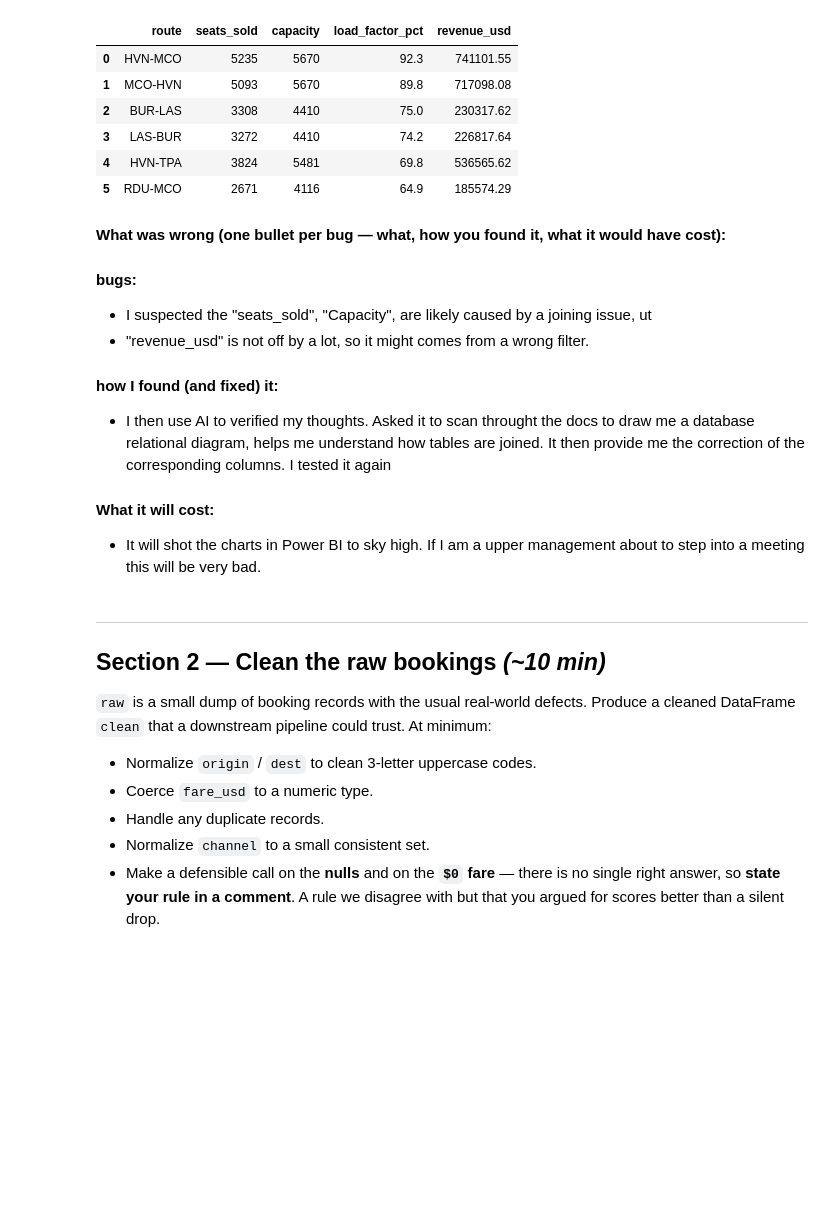
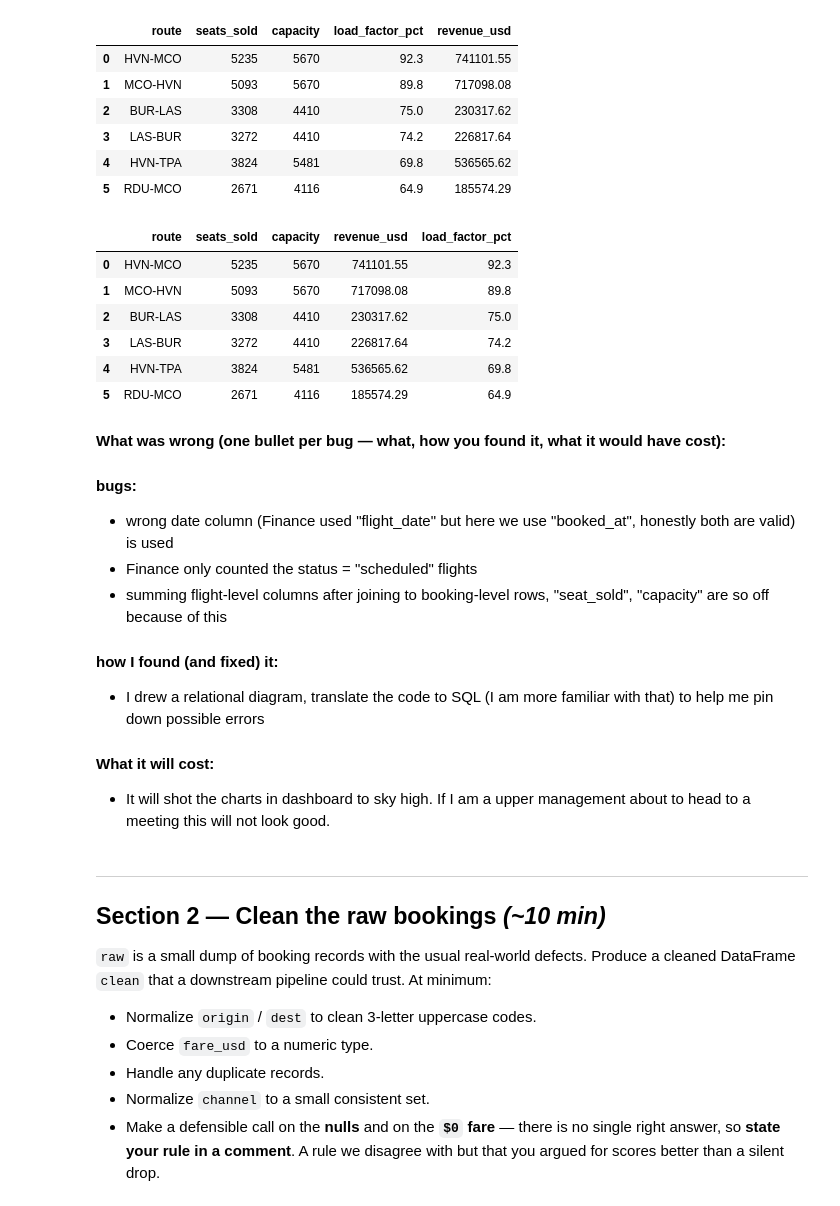
Before and after one commit to KforKelvin/Avelo_Assement, a Jupyter notebook: avelo_de_screen.ipynb, the cells around one changed output. Cells and saved outputs as stored; diff of their text form; code cells hidden in the pictures; blank space fills up the shorter version.

```diff
--- a/avelo_de_screen.ipynb
+++ b/avelo_de_screen.ipynb
@@ -125,43 +164,53 @@ finance_control   # the correct April 2026 figures — reconcile to this
 | 5 | RDU-MCO | 2671 | 4116 | 64.9 | 185574.29 |
 # %%
 # your investigation and your fixed version here
-# My solution:
-# not a inner join problem, but it looks like a it aggregateds a lot more rows than the finance result
-# the date is the problem, also the flight status might cause it too. The Finance is grouping by
-# "seats_sold" and "capacity" are wrong because the join puts them on every booking row, and sum then adds each flight's totals once per booking.
-
+# My investigation:
+# I noticed "seat_sold" and "capacity" is off by a lot, I ranslated the code to SQL,
+# then pin down seats_sold=("seats_sold", "sum"),  capacity=("capacity", "sum") is the cause
+# For revenue_usd, it is less off, it could be a simply filter issue, then I pin down the "status" and wrong date column might be the issue
 def build_route_summary_fix(flights, bookings):
     """April 2026 seats, capacity, load factor and revenue by route."""
     fl = flights[
         (flights["flight_date"] >= "2026-04-01")
         & (flights["flight_date"] < "2026-05-01")
         & (flights["status"] == "scheduled")
     ].copy()
     fl["route"] = fl["origin"] + "-" + fl["dest"]
 
-    # One row per flight, so the merge can't repeat seats_sold or capacity
+
     rev = bookings.groupby("flight_id", as_index=False).agg(revenue_usd=("fare_usd", "sum"))
     fl = fl.merge(rev, on="flight_id", how="left", validate="one_to_one")
 
     summary = fl.groupby("route", as_index=False).agg(
         seats_sold=("seats_sold", "sum"),
         capacity=("capacity", "sum"),
         revenue_usd=("revenue_usd", "sum"),
     )
     summary["load_factor_pct"] = round(
         100 * summary["seats_sold"] / summary["capacity"], 1
     )
     summary["revenue_usd"] = round(summary["revenue_usd"], 2)
     return summary.sort_values("load_factor_pct", ascending=False).reset_index(drop=True)
+
+build_route_summary_fix(flights,bookings)
+# %% [output]
+|  | route | seats_sold | capacity | revenue_usd | load_factor_pct |
+| 0 | HVN-MCO | 5235 | 5670 | 741101.55 | 92.3 |
+| 1 | MCO-HVN | 5093 | 5670 | 717098.08 | 89.8 |
+| 2 | BUR-LAS | 3308 | 4410 | 230317.62 | 75.0 |
+| 3 | LAS-BUR | 3272 | 4410 | 226817.64 | 74.2 |
+| 4 | HVN-TPA | 3824 | 5481 | 536565.62 | 69.8 |
+| 5 | RDU-MCO | 2671 | 4116 | 185574.29 | 64.9 |
 # %% [markdown]
 **What was wrong (one bullet per bug — what, how you found it, what it would have cost):**
 #### bugs: ####
-- I suspected the "seats_sold", "Capacity", are likely caused by a joining issue, ut
-- "revenue_usd" is not off by a lot, so it might comes from a wrong filter.
+- wrong date column (Finance used "flight_date" but here we use "booked_at", honestly both are valid) is used
+- Finance only counted the status = "scheduled" flights
+- summing flight-level columns after joining to booking-level rows, "seat_sold", "capacity" are so off because of this
 #### how I found (and fixed) it: ####
-- I then use AI to verified my thoughts. Asked it to scan throught the docs to draw me a database relational diagram, helps me understand how tables are joined. It then provide me the correction of the corresponding columns. I tested it again
+- I drew a relational diagram, translate the code to SQL (I am more familiar with that) to help me pin down possible errors
 #### What it will cost: ####
-- It will shot the charts in Power BI to sky high. If I am a upper management about to step into a meeting this will be very bad.
+- It will shot the charts in dashboard to sky high. If I am a upper management about to head to a meeting this will not look good.
 # %% [markdown]
 ---
 ## Section 2 — Clean the raw bookings  *(~10 min)*
```
Also changed, not shown: parts of 3 cells of this notebook.
